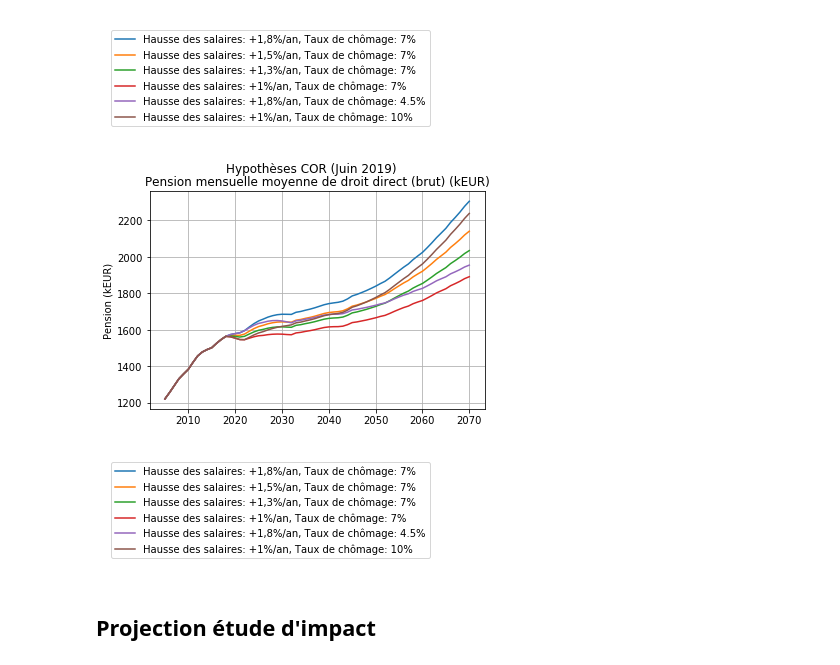
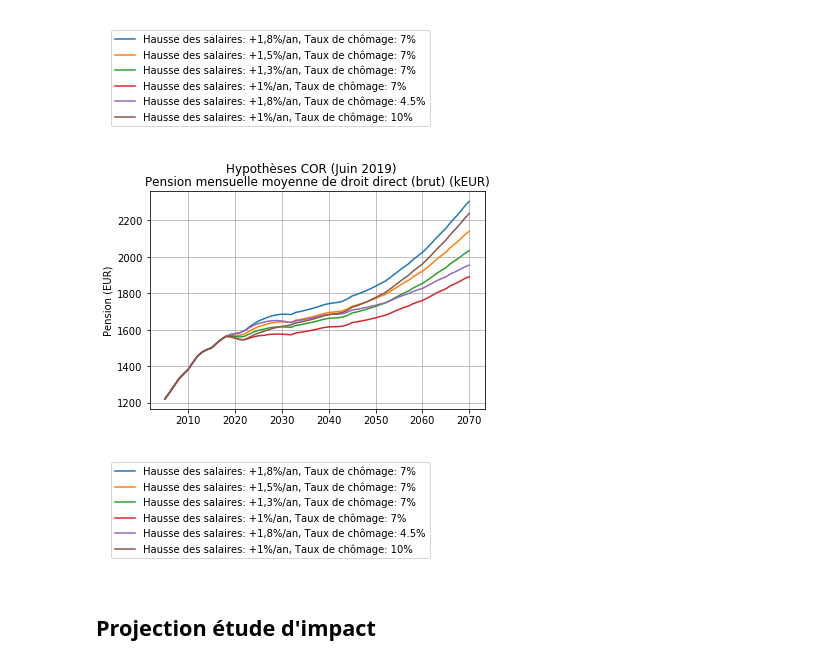
Before and after one commit to brunoscherrer/retraites, a Jupyter notebook: doc/CalculePensionAnnuelle/simulation-pension-annuelle.ipynb, the cells around one changed output. Saved outputs shown, nothing was run; the diff lists cells and outputs as text; code cells hidden in the pictures.

```diff
--- a/doc/CalculePensionAnnuelle/simulation-pension-annuelle.ipynb
+++ b/doc/CalculePensionAnnuelle/simulation-pension-annuelle.ipynb
@@ -138,14 +138,14 @@ analyse_COR.dessineLegende()
 # %%
 pl.suptitle("Hypothèses COR (Juin 2019)")
 pl.title("Pension mensuelle moyenne de droit direct (brut) (kEUR)")
 for s in simulateur.scenarios:
     y = [pension_brut_COR[s][a]*1000.0/12.0 for a in analyse_COR.annees]
     pl.plot(analyse_COR.annees, y)
-pl.ylabel("Pension (kEUR)")
+pl.ylabel("Pension (EUR)")
 pl.grid()
 analyse_COR.dessineLegende()
 # %% [output]
-[figure, old version]
+[figure, new version]
 [figure]
 # %% [markdown]
 ## Projection étude d'impact
```
Also changed, not shown: parts of 3 cells of this notebook, 15 other files.
